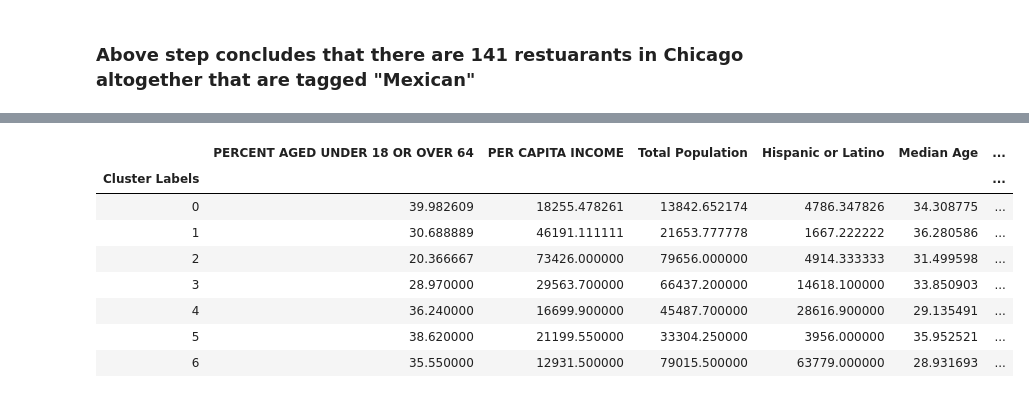
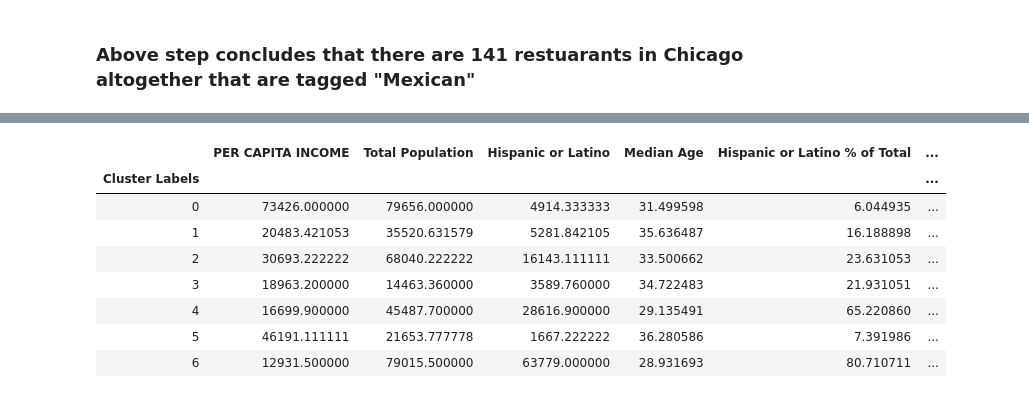
Before and after one commit to LRT-YASH/TestDSRepo, a Jupyter notebook: Week5_Final.ipynb, the cells around one changed output, grey strips where cells are left out. Drawn from its saved outputs; the diff is of its cells as text; code cells hidden in the pictures.

```diff
--- a/Week5_Final.ipynb
+++ b/Week5_Final.ipynb
@@ -115,7 +114,7 @@ Chicago_Neigh.shape
 # %%
 # Cleaning up of the datasets - Second Demographics data
 Chicago_Neigh_Demo.rename(columns={'COMMUNITY AREA NAME':'COMMUNITY NAME'}, inplace=True)
-Chicago_Neigh_Demo.drop(['Community Area Number','PERCENT OF HOUSING CROWDED','PERCENT HOUSEHOLDS BELOW POVERTY','PERCENT AGED 16+ UNEMPLOYED','PERCENT AGED 25+ WITHOUT HIGH SCHOOL DIPLOMA','HARDSHIP INDEX'],axis=1, inplace=True)
+Chicago_Neigh_Demo.drop(['Community Area Number','PERCENT AGED UNDER 18 OR OVER 64','PERCENT OF HOUSING CROWDED','PERCENT HOUSEHOLDS BELOW POVERTY','PERCENT AGED 16+ UNEMPLOYED','PERCENT AGED 25+ WITHOUT HIGH SCHOOL DIPLOMA','HARDSHIP INDEX'],axis=1, inplace=True)
 Chicago_Neigh_Demo['COMMUNITY NAME'] =  Chicago_Neigh_Demo['COMMUNITY NAME'].str.upper()
 Chicago_Neigh_Demo.set_index("COMMUNITY NAME")
 Chicago_Neigh_Demo.reset_index()
@@ -162,11 +160,8 @@ Chicago_Neigh_Full.head(5)
 
     3) Rank on the age groups
 # %%
-Chicago_Neigh_Full['Income_Rank'] = Chicago_Neigh_Full['PER CAPITA INCOME '].rank(ascending = 0)
-Chicago_Neigh_Full['H&L_Pop%_Rank'] = Chicago_Neigh_Full['Hispanic or Lation % of Total'].rank(ascending = 0)
-Chicago_Neigh_Full['Age_Rank'] = Chicago_Neigh_Full['PERCENT AGED UNDER 18 OR OVER 64'].rank(ascending = 0)
+#Chicago_Neigh_Full['Income_Rank'] = Chicago_Neigh_Full['PER CAPITA INCOME '].rank(ascending = 0)
+#Chicago_Neigh_Full['H&L_Pop%_Rank'] = Chicago_Neigh_Full['Hispanic or Latino % of Total'].rank(ascending = 0)
+# Chicago_Neigh_Full['Age_Rank'] = Chicago_Neigh_Full['PERCENT AGED UNDER 18 OR OVER 64'].rank(ascending = 0)
 
-####Creating another column which sums the Income rank and Hispanic and Lation Population % ranks as well
-
-Chicago_Neigh_Full['Income_&_Hispanic_Pop_Combined_Rank'] = Chicago_Neigh_Full['Income_Rank']+Chicago_Neigh_Full['H&L_Pop%_Rank']
-Chicago_Neigh_Full.head(5)
+# Chicago_Neigh_Full.head(5)
@@ -180,9 +168,9 @@ Chicago_Neigh_Full.head(5)
 # %%
 Chicago_Neigh_Full = Chicago_Neigh_Full.fillna(0)
-Chicago_Neigh_Full['Income_Rank'] = Chicago_Neigh_Full['Income_Rank'].astype(int)
-Chicago_Neigh_Full['H&L_Pop%_Rank'] = Chicago_Neigh_Full['H&L_Pop%_Rank'].astype(int)
-Chicago_Neigh_Full['Age_Rank'] = Chicago_Neigh_Full['Age_Rank'].astype(int)
-Chicago_Neigh_Full['Income_&_Hispanic_Pop_Combined_Rank'] = Chicago_Neigh_Full['Income_&_Hispanic_Pop_Combined_Rank'].astype(int)
+#Chicago_Neigh_Full['Income_Rank'] = Chicago_Neigh_Full['Income_Rank'].astype(int)
+#Chicago_Neigh_Full['H&L_Pop%_Rank'] = Chicago_Neigh_Full['H&L_Pop%_Rank'].astype(int)
+#Chicago_Neigh_Full['Age_Rank'] = Chicago_Neigh_Full['Age_Rank'].astype(int)
+# Chicago_Neigh_Full['Income_&_Hispanic_Pop_Combined_Rank'] = Chicago_Neigh_Full['Income_&_Hispanic_Pop_Combined_Rank'].astype(int)
 Chicago_Neigh_Full.dtypes
 # Chicago_Neigh_Full.sort_values(['Income_Rank','H&L_Pop%_Rank','Age_Rank'],ascending=True)
 # %% [output]
@@ -431,16 +381,22 @@ WOODLAWN                         5                5               5
 # %%
 ##Cluster the communities
-
 # set number of clusters
 kclusters = 7
-
-Chicago_Mex_clustering = Chicago_Neigh_Full.drop('COMMUNITY NAME', 1)
-
+Chicago_Mex_clustering = Chicago_Neigh_Full.copy()
+Chicago_Mex_clustering.drop(['COMMUNITY NAME'], axis=1, inplace=True)
+Chicago_Mex_clustering.drop(['Latitude'], axis=1, inplace=True)
+Chicago_Mex_clustering.drop(['Longitude'], axis=1, inplace=True)
 # run k-means clustering
 kmeans = KMeans(n_clusters=kclusters, random_state=0).fit(Chicago_Mex_clustering)
 
 # check cluster labels generated for each row in the dataframe
 kmeans.labels_[0:10]
-#print(Chicago_Mex_clustering.shape)
-#print(Chicago_Neigh_Full.shape)
+# Chicago_Mex_clustering
+#Chicago_Neigh_Full_KM.drop(['Cluster Labels'],axis=1,inplace=True)
+Chicago_Mex_clustering.insert(0, 'Cluster Labels', kmeans.labels_)
+
+Chicago_Mex_clustering['COMMUNITY NAME'] = Chicago_Neigh_Full['COMMUNITY NAME']
+Chicago_Mex_clustering['Latitude'] = Chicago_Neigh_Full['Latitude']
+Chicago_Mex_clustering['Longitude'] = Chicago_Neigh_Full['Longitude']
+Chicago_Mex_clustering
 # %% [output]
@@ -492,12 +448,12 @@ Chicago_Neigh_Full.head(5)
 # %%
-Chicago_Neigh_Full.groupby('Cluster Labels').mean()
+Chicago_Mex_clustering.groupby('Cluster Labels').mean()
 # %% [output]
-|  | PERCENT AGED UNDER 18 OR OVER 64 | PER CAPITA INCOME | Total Population | Hispanic or Latino | Median Age | ... |
+|  | PER CAPITA INCOME | Total Population | Hispanic or Latino | Median Age | Hispanic or Latino % of Total | ... |
 | Cluster Labels |  |  |  |  |  | ... |
-| 0 | 39.982609 | 18255.478261 | 13842.652174 | 4786.347826 | 34.308775 | ... |
-| 1 | 30.688889 | 46191.111111 | 21653.777778 | 1667.222222 | 36.280586 | ... |
-| 2 | 20.366667 | 73426.000000 | 79656.000000 | 4914.333333 | 31.499598 | ... |
-| 3 | 28.970000 | 29563.700000 | 66437.200000 | 14618.100000 | 33.850903 | ... |
-| 4 | 36.240000 | 16699.900000 | 45487.700000 | 28616.900000 | 29.135491 | ... |
-| 5 | 38.620000 | 21199.550000 | 33304.250000 | 3956.000000 | 35.952521 | ... |
-| 6 | 35.550000 | 12931.500000 | 79015.500000 | 63779.000000 | 28.931693 | ... |
+| 0 | 73426.000000 | 79656.000000 | 4914.333333 | 31.499598 | 6.044935 | ... |
+| 1 | 20483.421053 | 35520.631579 | 5281.842105 | 35.636487 | 16.188898 | ... |
+| 2 | 30693.222222 | 68040.222222 | 16143.111111 | 33.500662 | 23.631053 | ... |
+| 3 | 18963.200000 | 14463.360000 | 3589.760000 | 34.722483 | 21.931051 | ... |
+| 4 | 16699.900000 | 45487.700000 | 28616.900000 | 29.135491 | 65.220860 | ... |
+| 5 | 46191.111111 | 21653.777778 | 1667.222222 | 36.280586 | 7.391986 | ... |
+| 6 | 12931.500000 | 79015.500000 | 63779.000000 | 28.931693 | 80.710711 | ... |
```
Also changed, not shown: parts of 19 cells of this notebook.
